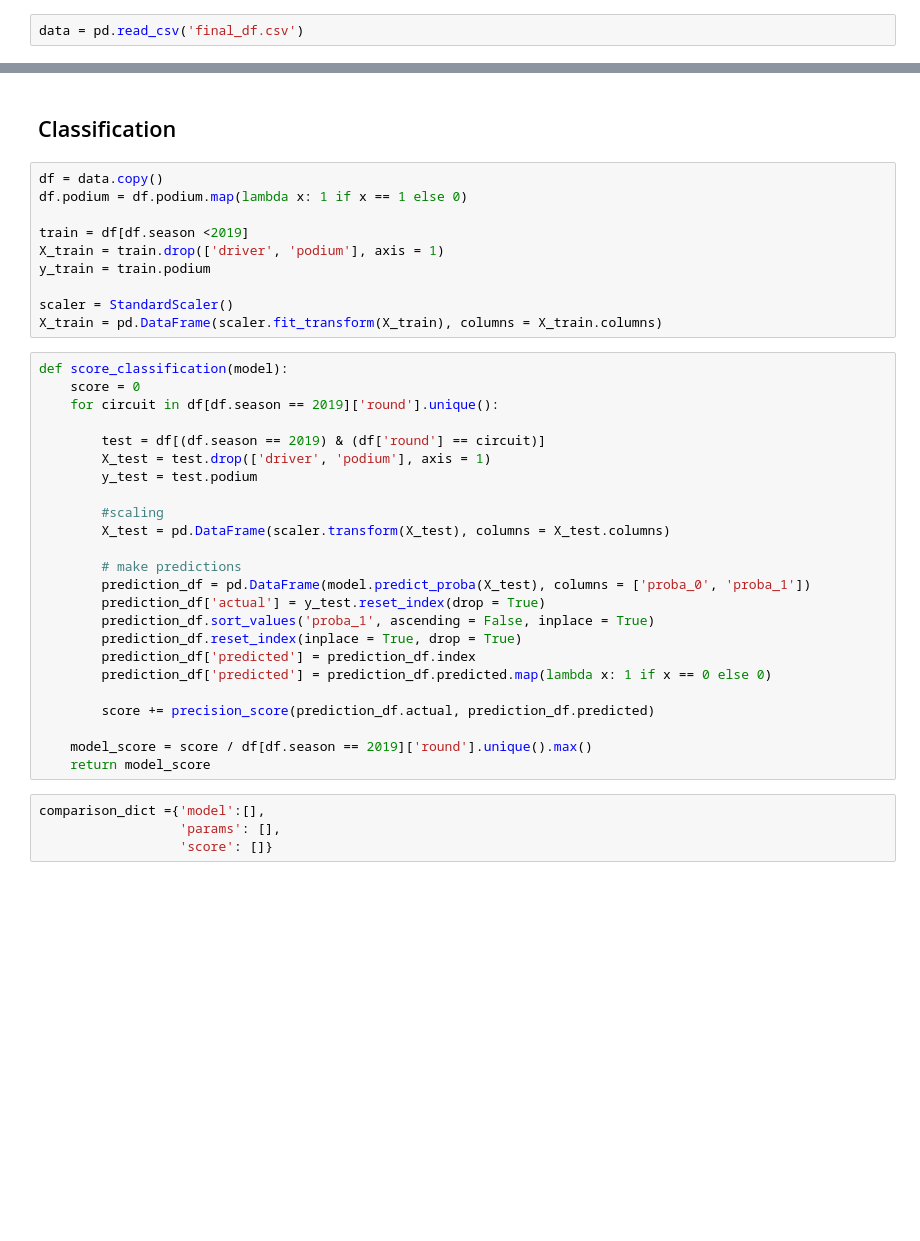
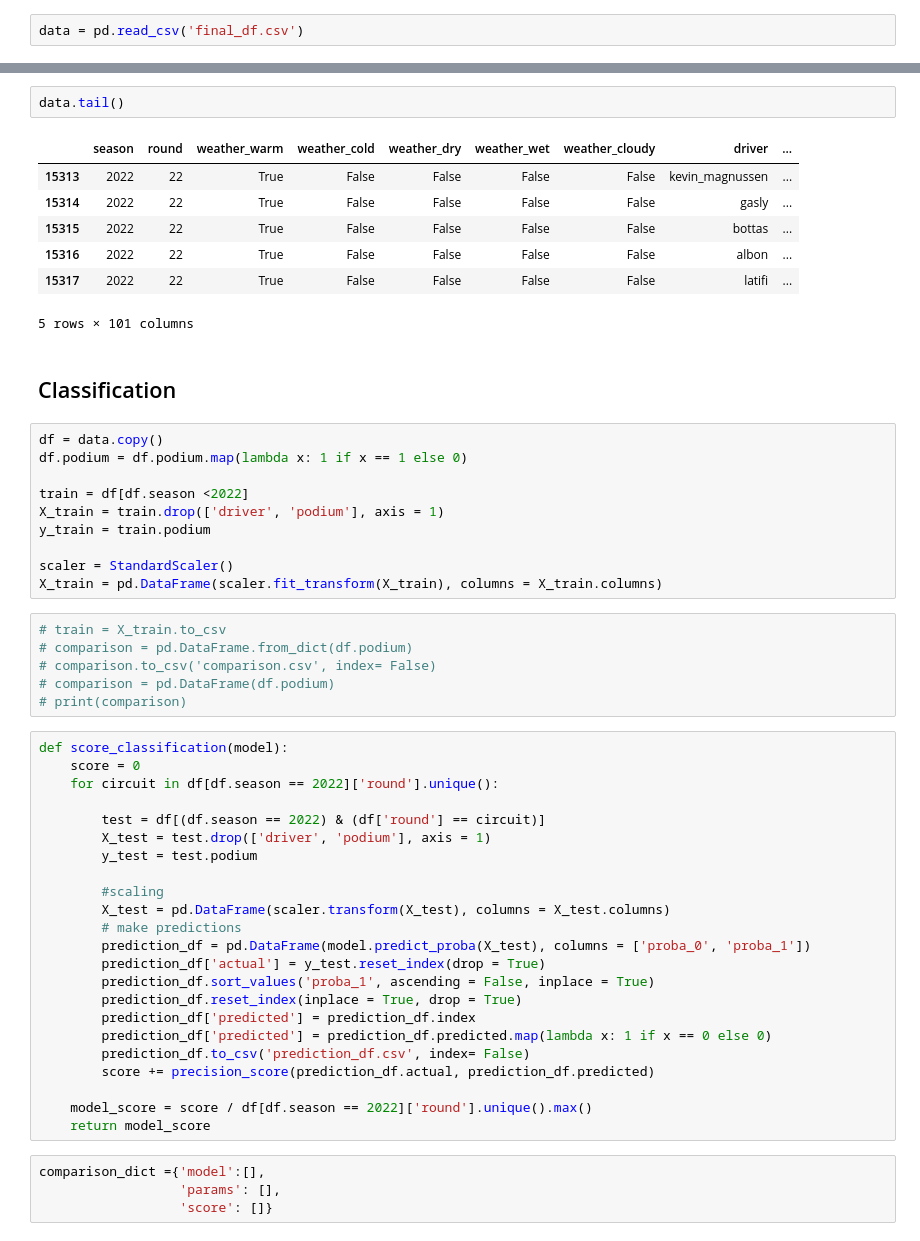
Before and after one commit to veronicanigro/Formula_1, a Jupyter notebook: data modelling/modelling.ipynb, the cells around one changed output, grey strips where cells are left out. Cells and saved outputs as stored; diff of their text form; blank space fills up the shorter version.

```diff
--- a/data modelling/modelling.ipynb
+++ b/data modelling/modelling.ipynb
@@ -24,27 +24,42 @@ data.head()
+# %%
+data.tail()
+# %% [output]
+|  | season | round | weather_warm | weather_cold | weather_dry | weather_wet | weather_cloudy | driver | ... |
+| 15313 | 2022 | 22 | True | False | False | False | False | kevin_magnussen | ... |
+| 15314 | 2022 | 22 | True | False | False | False | False | gasly | ... |
+| 15315 | 2022 | 22 | True | False | False | False | False | bottas | ... |
+| 15316 | 2022 | 22 | True | False | False | False | False | albon | ... |
+| 15317 | 2022 | 22 | True | False | False | False | False | latifi | ... |
+5 rows × 101 columns
 # %% [markdown]
 ## Classification
 # %%
 df = data.copy()
 df.podium = df.podium.map(lambda x: 1 if x == 1 else 0)
 
-train = df[df.season <2019]
+train = df[df.season <2022]
 X_train = train.drop(['driver', 'podium'], axis = 1)
 y_train = train.podium
 
 scaler = StandardScaler()
 X_train = pd.DataFrame(scaler.fit_transform(X_train), columns = X_train.columns)
+# %%
+# train = X_train.to_csv
+# comparison = pd.DataFrame.from_dict(df.podium)
+# comparison.to_csv('comparison.csv', index= False)
+# comparison = pd.DataFrame(df.podium)
+# print(comparison)
 # %%
 def score_classification(model):
     score = 0
-    for circuit in df[df.season == 2019]['round'].unique():
+    for circuit in df[df.season == 2022]['round'].unique():
 
-        test = df[(df.season == 2019) & (df['round'] == circuit)]
+        test = df[(df.season == 2022) & (df['round'] == circuit)]
         X_test = test.drop(['driver', 'podium'], axis = 1)
         y_test = test.podium
 
         #scaling
         X_test = pd.DataFrame(scaler.transform(X_test), columns = X_test.columns)
-
         # make predictions
         prediction_df = pd.DataFrame(model.predict_proba(X_test), columns = ['proba_0', 'proba_1'])
         prediction_df['actual'] = y_test.reset_index(drop = True)
@@ -52,10 +67,10 @@ def score_classification(model):
         prediction_df.reset_index(inplace = True, drop = True)
         prediction_df['predicted'] = prediction_df.index
         prediction_df['predicted'] = prediction_df.predicted.map(lambda x: 1 if x == 0 else 0)
-
+        prediction_df.to_csv('prediction_df.csv', index= False)
         score += precision_score(prediction_df.actual, prediction_df.predicted)
 
-    model_score = score / df[df.season == 2019]['round'].unique().max()
+    model_score = score / df[df.season == 2022]['round'].unique().max()
     return model_score
 # %%
 comparison_dict ={'model':[],
```
Also changed, not shown: parts of 10 cells of this notebook, 1 other file.
